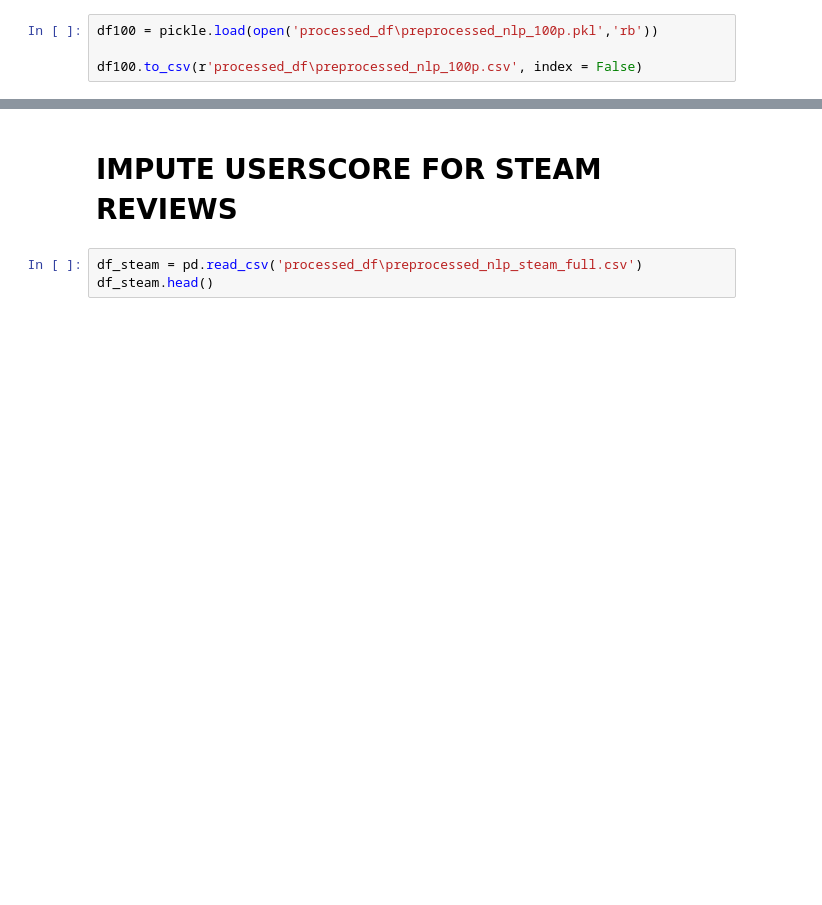
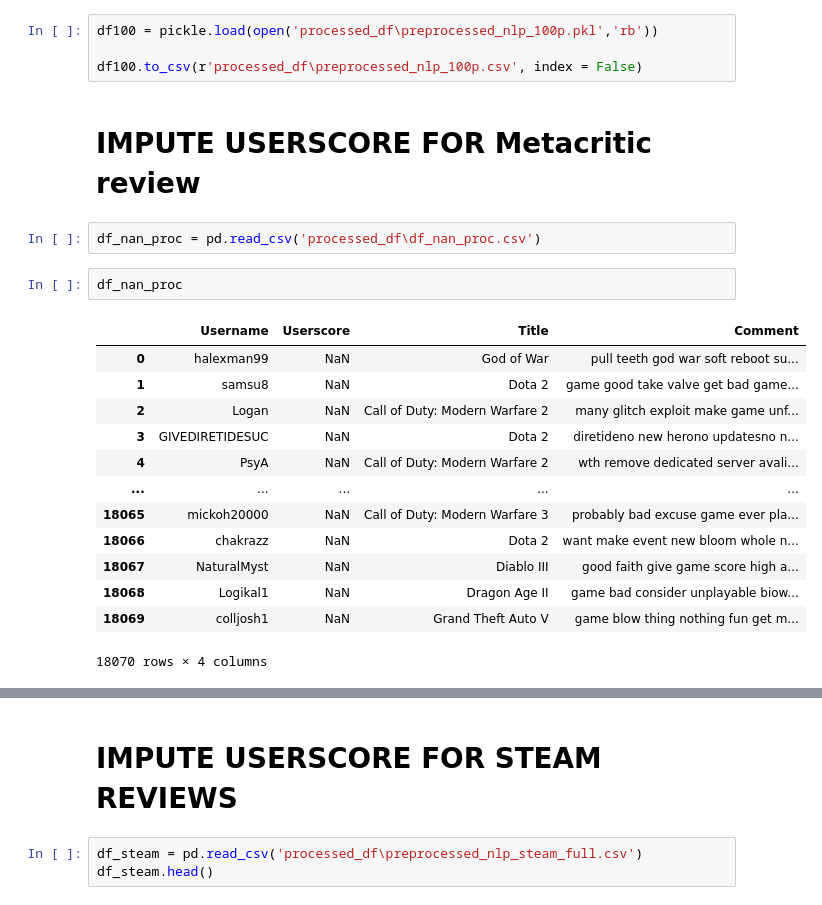
Before and after one commit to vivyhasadream/Game_Recommender_System_W_Sentimental_Analyzer, a Jupyter notebook: 3_Modelling_Metacritic_NLP_tensorflow.ipynb, the cells around one changed output, grey strips where cells are left out. Drawn from its saved outputs; the diff is of its cells as text; blank space fills up the shorter version.

```diff
--- a/3_Modelling_Metacritic_NLP_tensorflow.ipynb
+++ b/3_Modelling_Metacritic_NLP_tensorflow.ipynb
@@ -315,3 +315,23 @@ train r2 0.36078151765894906
 df100 = pickle.load(open('processed_df\preprocessed_nlp_100p.pkl','rb'))
 
 df100.to_csv(r'processed_df\preprocessed_nlp_100p.csv', index = False)
+# %% [markdown]
+# IMPUTE USERSCORE FOR Metacritic review
+# %%
+df_nan_proc = pd.read_csv('processed_df\df_nan_proc.csv')
+# %%
+df_nan_proc
+# %% [output]
+|  | Username | Userscore | Title | Comment |
+| 0 | halexman99 | NaN | God of War | pull teeth god war soft reboot su... |
+| 1 | samsu8 | NaN | Dota 2 | game good take valve get bad game... |
+| 2 | Logan | NaN | Call of Duty: Modern Warfare 2 | many glitch exploit make game unf... |
+| 3 | GIVEDIRETIDESUC | NaN | Dota 2 | diretideno new herono updatesno n... |
+| 4 | PsyA | NaN | Call of Duty: Modern Warfare 2 | wth remove dedicated server avali... |
+| ... | ... | ... | ... | ... |
+| 18065 | mickoh20000 | NaN | Call of Duty: Modern Warfare 3 | probably bad excuse game ever pla... |
+| 18066 | chakrazz | NaN | Dota 2 | want make event new bloom whole n... |
+| 18067 | NaturalMyst | NaN | Diablo III | good faith give game score high a... |
+| 18068 | Logikal1 | NaN | Dragon Age II | game bad consider unplayable biow... |
+| 18069 | colljosh1 | NaN | Grand Theft Auto V | game blow thing nothing fun get m... |
+18070 rows × 4 columns
```
Also changed, not shown: parts of 15 cells of this notebook, 1 other file.
